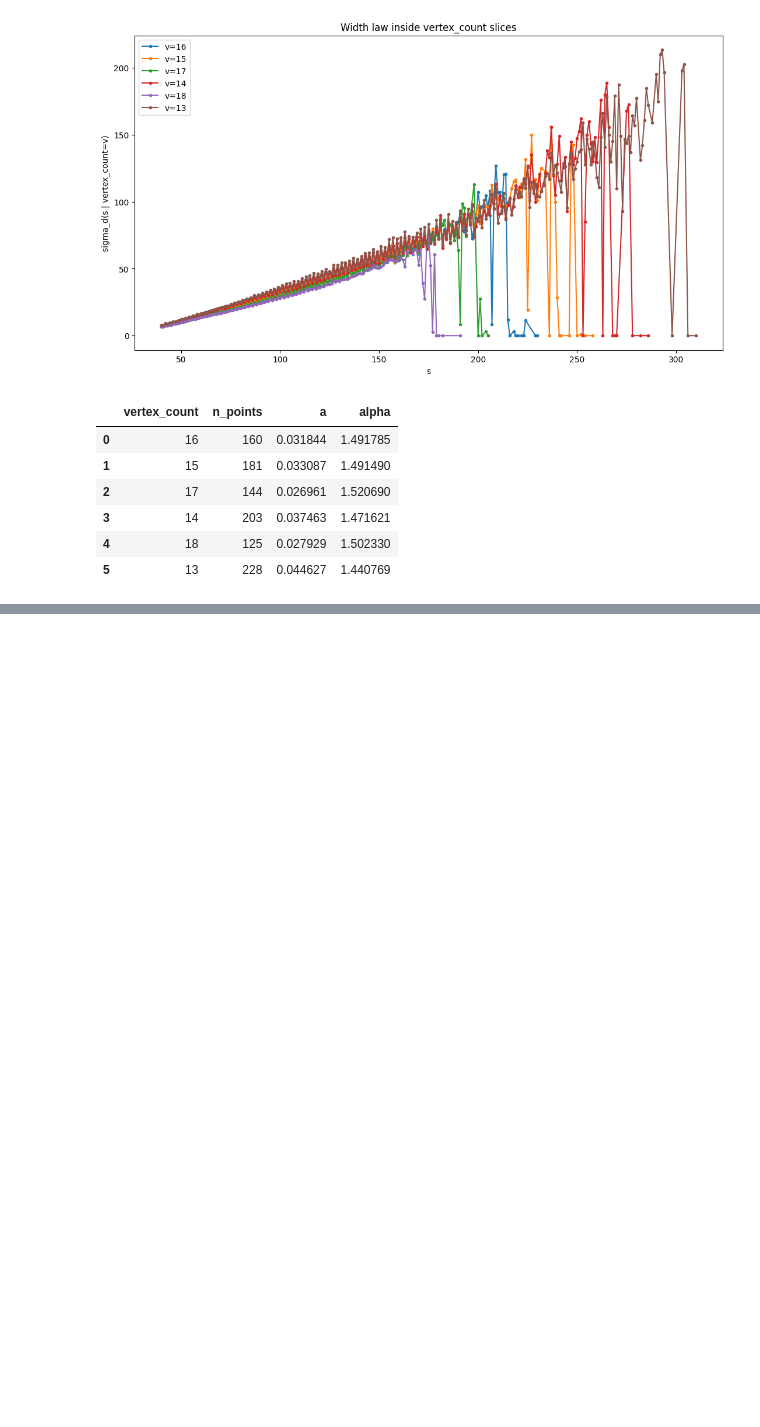
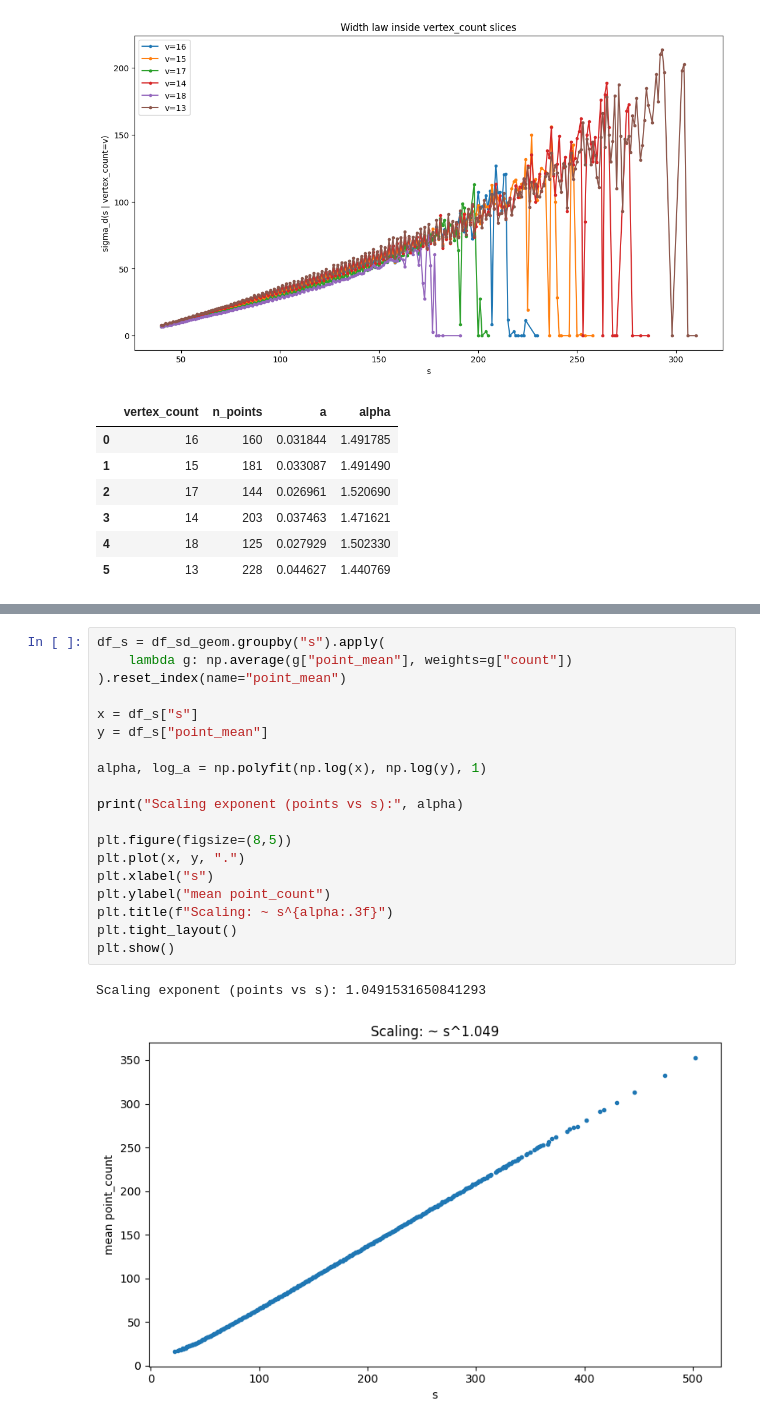
Before and after one commit to Sultanow/polytopes, a Jupyter notebook: python/notebooks/Polytopes-4D-SymmetricEntropyRidge.ipynb, the cells around one changed output, grey strips where cells are left out. Saved outputs shown, nothing was run; the diff lists cells and outputs as text; blank space fills up the shorter version.

```diff
--- a/python/notebooks/Polytopes-4D-SymmetricEntropyRidge.ipynb
+++ b/python/notebooks/Polytopes-4D-SymmetricEntropyRidge.ipynb
@@ -754,0 +888,22 @@ Selected vertex_count values: [16, 15, 17, 14, 18, 13]
+# %%
+df_s = df_sd_geom.groupby("s").apply(
+    lambda g: np.average(g["point_mean"], weights=g["count"])
+).reset_index(name="point_mean")
+
+x = df_s["s"]
+y = df_s["point_mean"]
+
+alpha, log_a = np.polyfit(np.log(x), np.log(y), 1)
+
+print("Scaling exponent (points vs s):", alpha)
+
+plt.figure(figsize=(8,5))
+plt.plot(x, y, ".")
+plt.xlabel("s")
+plt.ylabel("mean point_count")
+plt.title(f"Scaling: ~ s^{alpha:.3f}")
+plt.tight_layout()
+plt.show()
+# %% [output]
+Scaling exponent (points vs s): 1.0491531650841293
+[figure, added]
```
Also changed, not shown: parts of 16 cells of this notebook, 1 other file.
